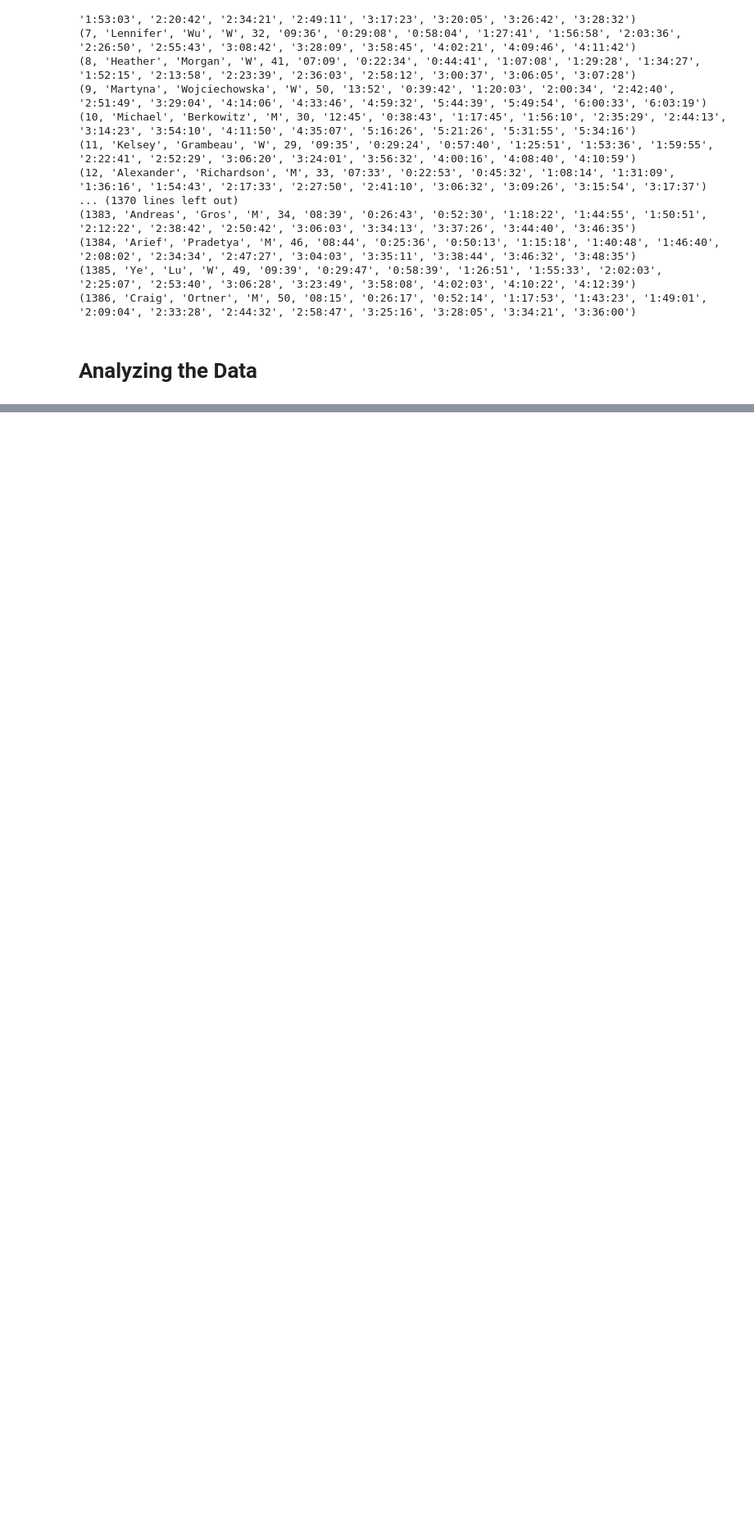
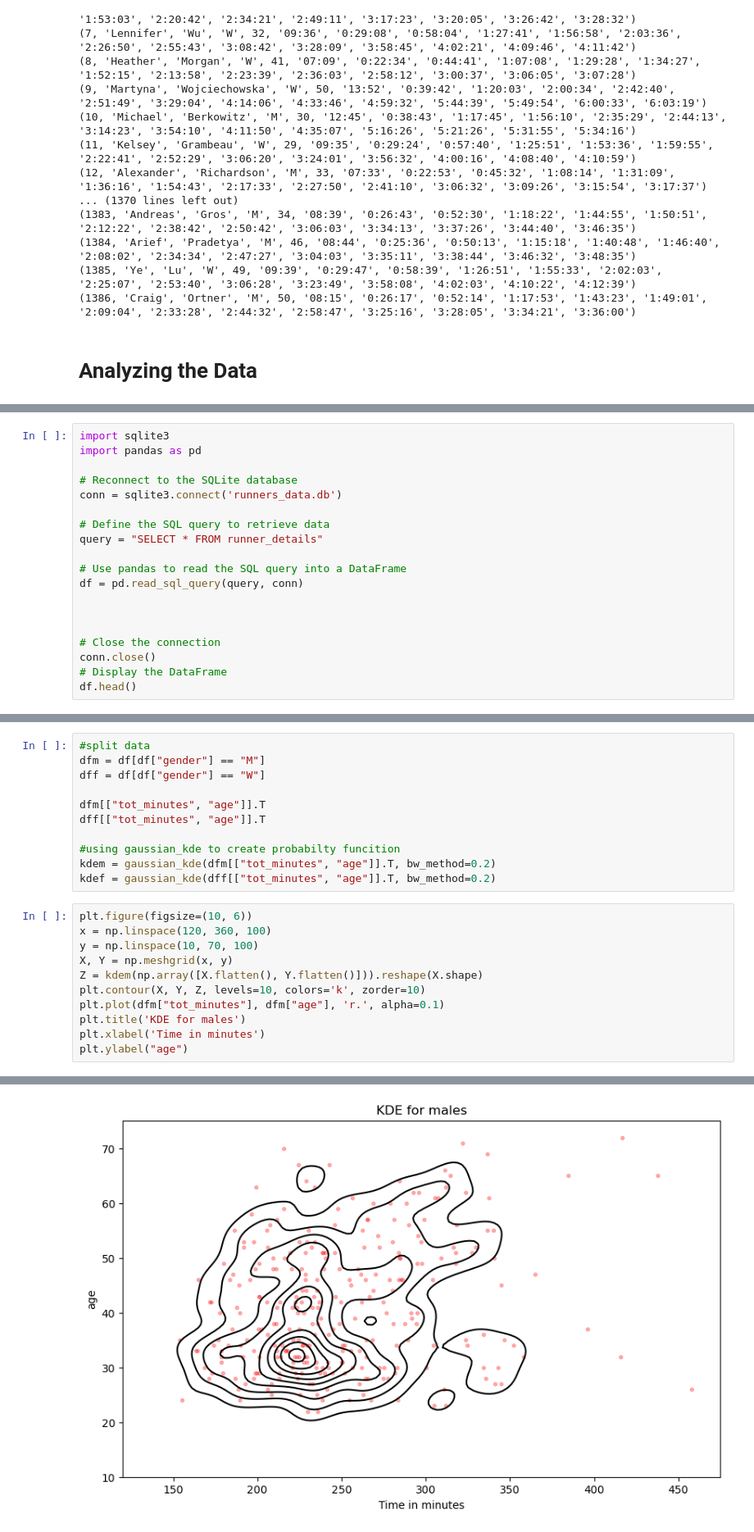
Before and after one commit to anastai99/2024-NYC-Marathon-Analysis, a Jupyter notebook: Marathon-Analysis.ipynb, the cells around one changed output, grey strips where cells are left out. Shown at 82% size. Saved outputs shown, nothing was run; the diff lists cells and outputs as text; blank space fills up the shorter version.

```diff
--- a/Marathon-Analysis.ipynb
+++ b/Marathon-Analysis.ipynb
@@ -175,0 +178,19 @@ conn.close()
+# %%
+import sqlite3
+import pandas as pd
+
+# Reconnect to the SQLite database
+conn = sqlite3.connect('runners_data.db')
+
+# Define the SQL query to retrieve data
+query = "SELECT * FROM runner_details"
+
+# Use pandas to read the SQL query into a DataFrame
+df = pd.read_sql_query(query, conn)
+
+
+
+# Close the connection
+conn.close()
+# Display the DataFrame
+df.head()
@@ -175,0 +220,23 @@ conn.close()
+# %%
+#split data
+dfm = df[df["gender"] == "M"]
+dff = df[df["gender"] == "W"]
+
+dfm[["tot_minutes", "age"]].T
+dff[["tot_minutes", "age"]].T
+
+#using gaussian_kde to create probabilty funcition
+kdem = gaussian_kde(dfm[["tot_minutes", "age"]].T, bw_method=0.2)
+kdef = gaussian_kde(dff[["tot_minutes", "age"]].T, bw_method=0.2)
+# %%
+plt.figure(figsize=(10, 6))
+x = np.linspace(120, 360, 100)
+y = np.linspace(10, 70, 100)
+X, Y = np.meshgrid(x, y)
+Z = kdem(np.array([X.flatten(), Y.flatten()])).reshape(X.shape)
+plt.contour(X, Y, Z, levels=10, colors='k', zorder=10)
+plt.plot(dfm["tot_minutes"], dfm["age"], 'r.', alpha=0.1)
+plt.title('KDE for males')
+plt.xlabel('Time in minutes')
+plt.ylabel("age")
+# %% [output]
@@ -175,0 +244 @@ conn.close()
+[figure, added]
```
Also changed, not shown: parts of 15 cells of this notebook, 1 other file.
